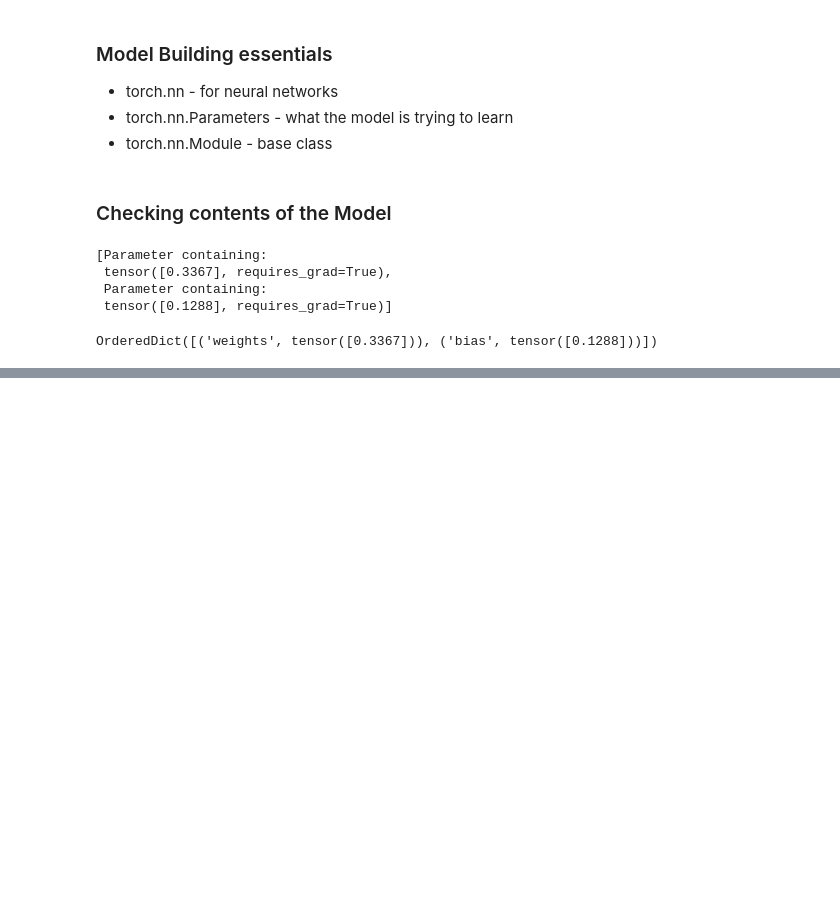
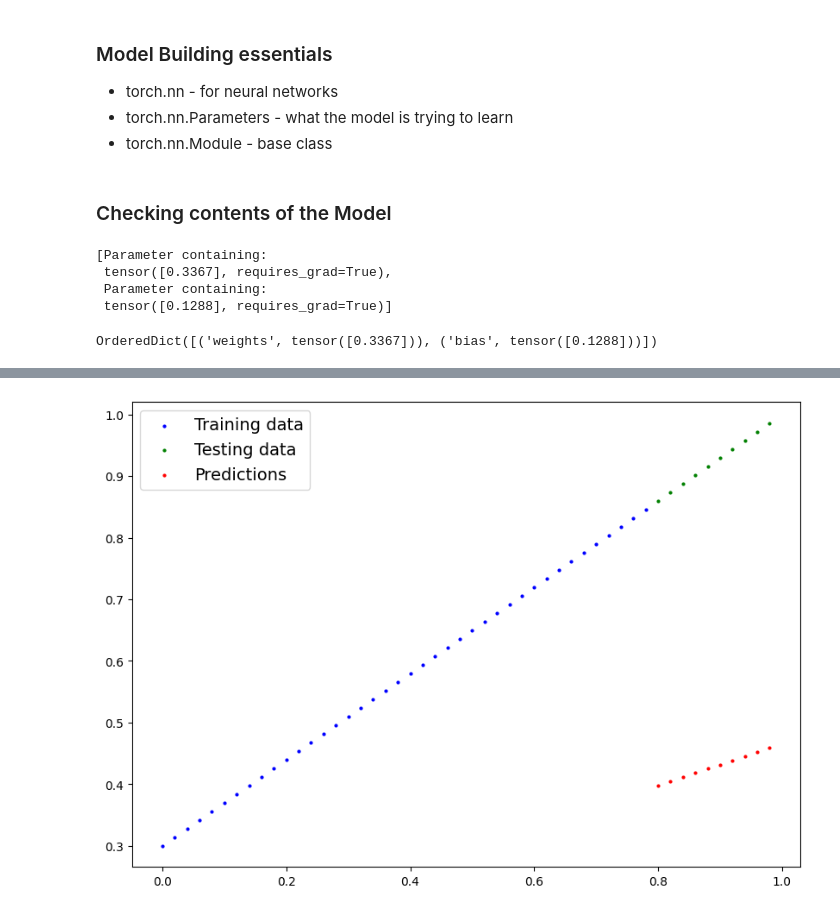
Before and after one commit to codeKrantz/PyTorch-for-deep-learning, a Jupyter notebook: 01_pytorch_workflow.ipynb, the cells around one changed output, grey strips where cells are left out. Saved outputs shown, nothing was run; the diff lists cells and outputs as text; code cells hidden in the pictures; blank space fills up the shorter version.

Commit message:
First prediction in inference_mode

```diff
--- a/01_pytorch_workflow.ipynb
+++ b/01_pytorch_workflow.ipynb
@@ -155,0 +181,6 @@ OrderedDict([('weights', tensor([0.3367])), ('bias', tensor([0.1288]))])
+# %%
+#making predictions
+with torch.inference_mode(): #inference_mode turns off gradient tracking
+  y_preds = model_0(X_test)
+
+y_preds
@@ -155,0 +198,5 @@ OrderedDict([('weights', tensor([0.3367])), ('bias', tensor([0.1288]))])
+# %%
+#making random predictions on random parameters -> will improve
+plot_predictions(predictions=y_preds)
+# %% [output]
+[figure, added]
```
Also changed, not shown: parts of 3 cells of this notebook.
